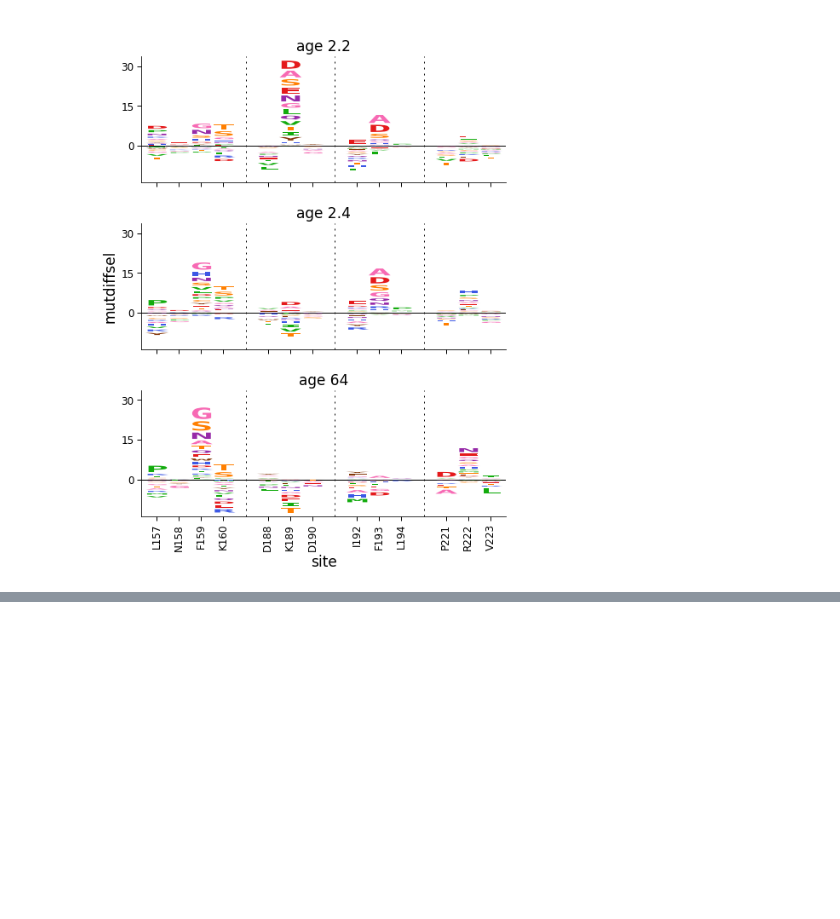
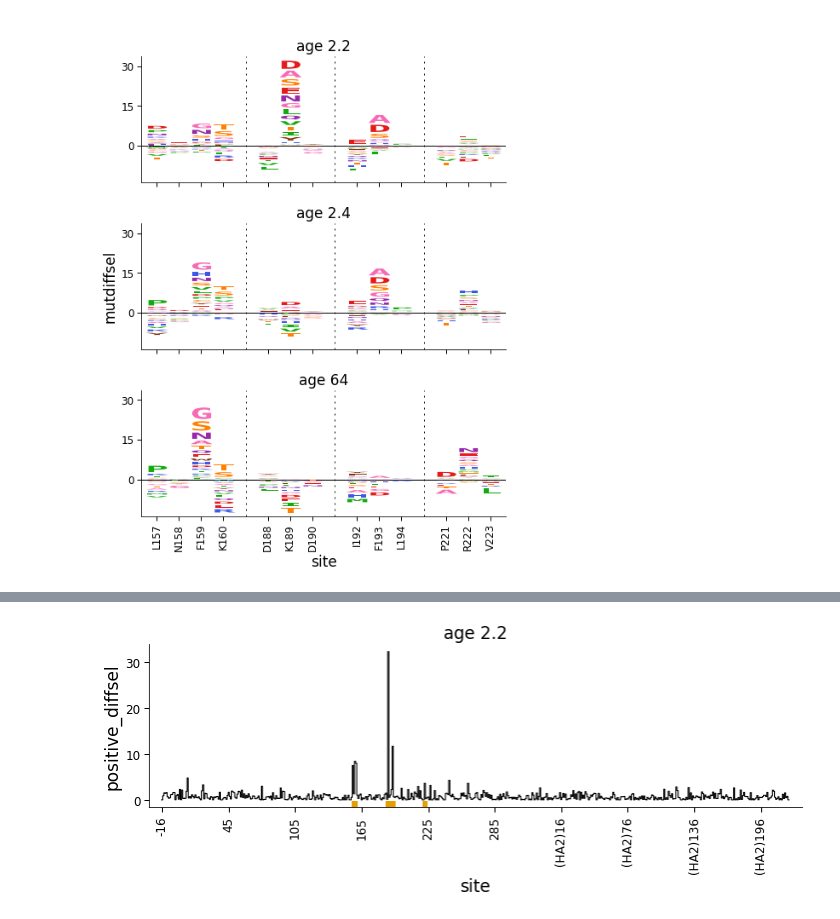
Before and after one commit to jbloomlab/dmslogo, a Jupyter notebook: notebooks/negative_values.ipynb, the cells around one changed output, grey strips where cells are left out. Cells and saved outputs as stored; diff of their text form; code cells hidden in the pictures; blank space fills up the shorter version.

Commit message:
`draw_line` accommodates negative values

```diff
--- a/notebooks/negative_values.ipynb
+++ b/notebooks/negative_values.ipynb
@@ -163,0 +168,10 @@ fig, axes = dmslogo.facet_plot(
+# %%
+fig, ax = dmslogo.draw_line(ha_df.query('sample == "age 2.2"'),
+                            x_col='isite',
+                            height_col='positive_diffsel',
+                            xtick_col='site',
+                            show_col='to_show',
+                            title='age 2.2',
+                            widthscale=2)
+# %% [output]
+[figure, added]
```
Also changed, not shown: parts of 4 cells of this notebook, 1 other file.
